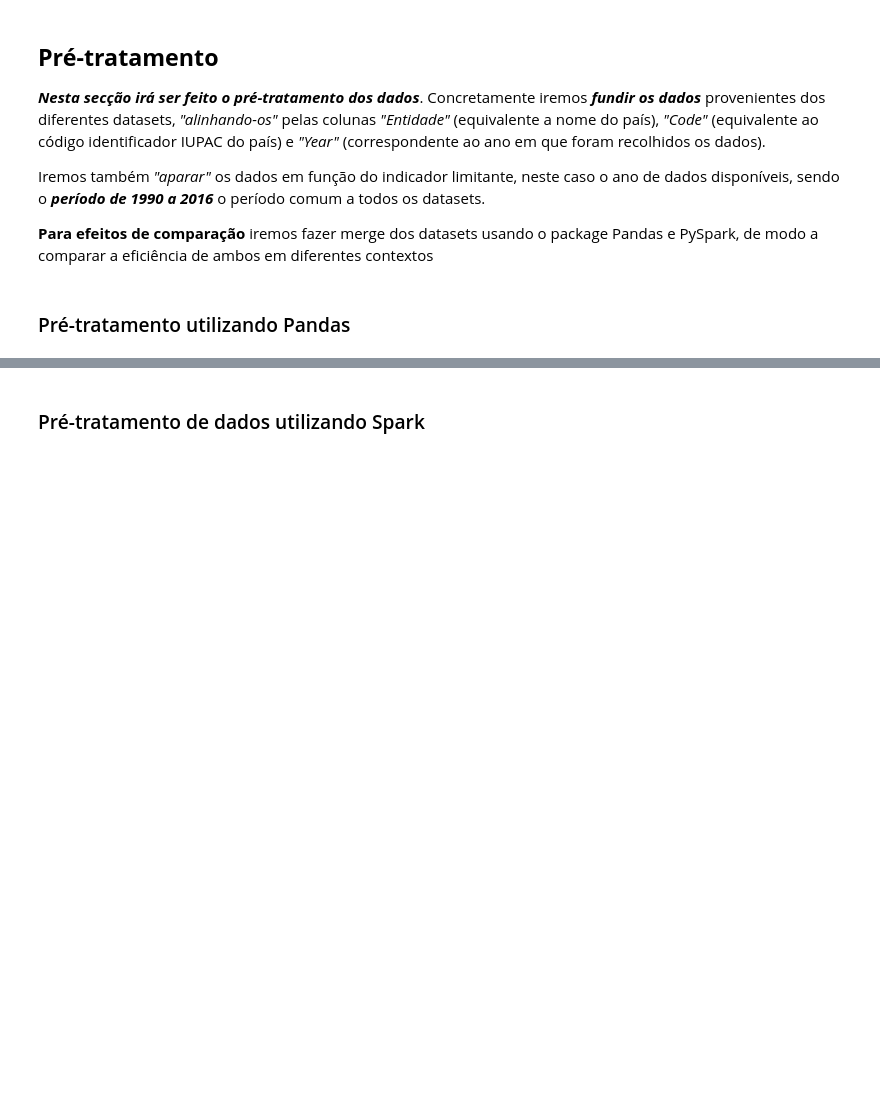
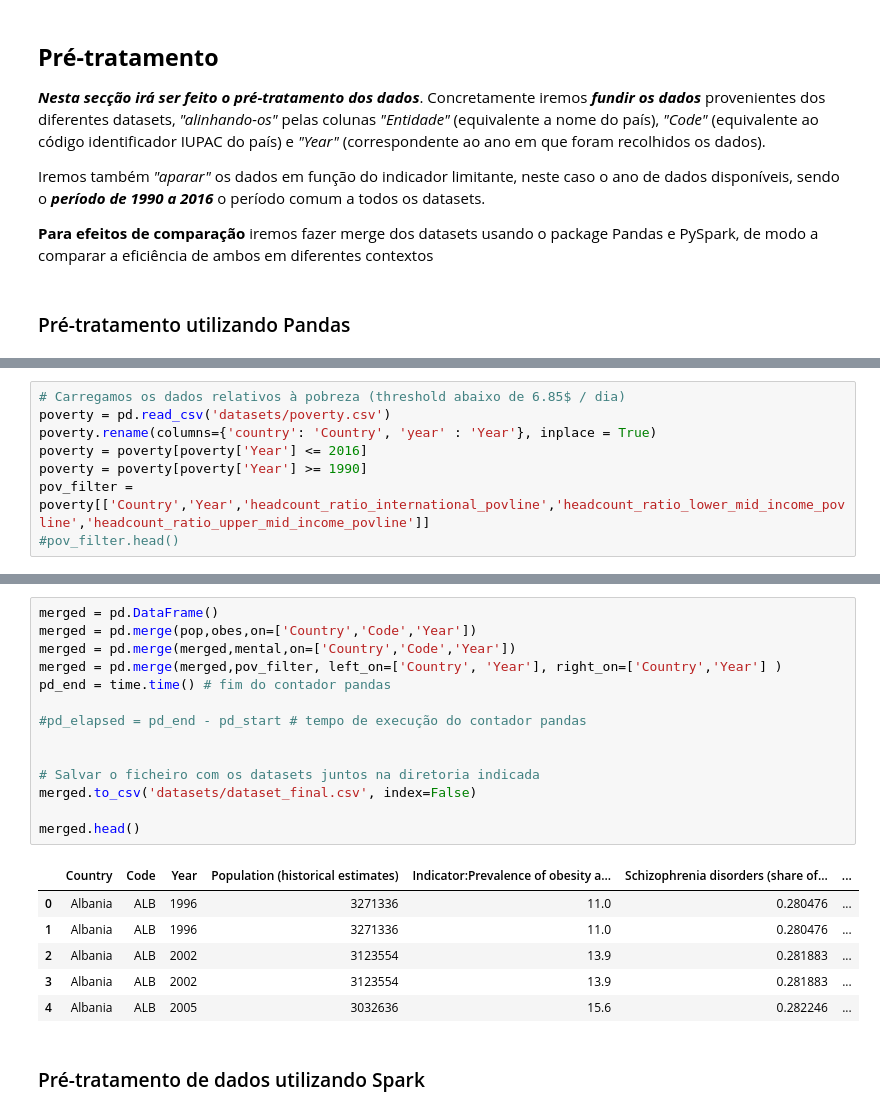
Before and after one commit to rezekiz/big-data-analysis, a Jupyter notebook: processamento_dados-rs.ipynb, the cells around one changed output, grey strips where cells are left out. Drawn from its saved outputs; the diff is of its cells as text; blank space fills up the shorter version.

```diff
--- a/processamento_dados-rs.ipynb
+++ b/processamento_dados-rs.ipynb
@@ -55,0 +62,8 @@ merged.head()
+# %%
+# Carregamos os dados relativos à pobreza (threshold abaixo de 6.85$ / dia)
+poverty = pd.read_csv('datasets/poverty.csv')
+poverty.rename(columns={'country': 'Country', 'year' : 'Year'}, inplace = True)
+poverty = poverty[poverty['Year'] <= 2016]
+poverty = poverty[poverty['Year'] >= 1990]
+pov_filter = poverty[['Country','Year','headcount_ratio_international_povline','headcount_ratio_lower_mid_income_povline','headcount_ratio_upper_mid_income_povline']]
+#pov_filter.head()
@@ -56,3 +77,24 @@ merged.head()
+# %%
+merged = pd.DataFrame()
+merged = pd.merge(pop,obes,on=['Country','Code','Year'])
+merged = pd.merge(merged,mental,on=['Country','Code','Year'])
+merged = pd.merge(merged,pov_filter, left_on=['Country', 'Year'], right_on=['Country','Year'] )
+pd_end = time.time() # fim do contador pandas
+
+#pd_elapsed = pd_end - pd_start # tempo de execução do contador pandas
+
+
+# Salvar o ficheiro com os datasets juntos na diretoria indicada
+merged.to_csv('datasets/dataset_final.csv', index=False)
+
+merged.head()
+# %% [output]
+|  | Country | Code | Year | Population (historical estimates) | Indicator:Prevalence of obesity a... | Schizophrenia disorders (share of... | ... |
+| 0 | Albania | ALB | 1996 | 3271336 | 11.0 | 0.280476 | ... |
+| 1 | Albania | ALB | 1996 | 3271336 | 11.0 | 0.280476 | ... |
+| 2 | Albania | ALB | 2002 | 3123554 | 13.9 | 0.281883 | ... |
+| 3 | Albania | ALB | 2002 | 3123554 | 13.9 | 0.281883 | ... |
+| 4 | Albania | ALB | 2005 | 3032636 | 15.6 | 0.282246 | ... |
 # %% [markdown]
 ### Pré-tratamento de dados utilizando Spark
 # %%
```
Also changed, not shown: parts of 10 cells of this notebook, 15 other files.
